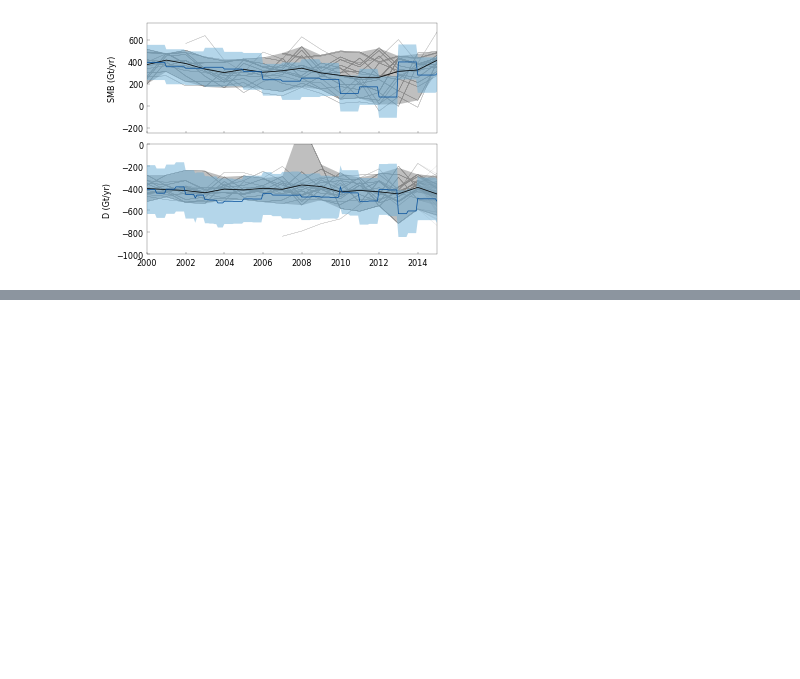
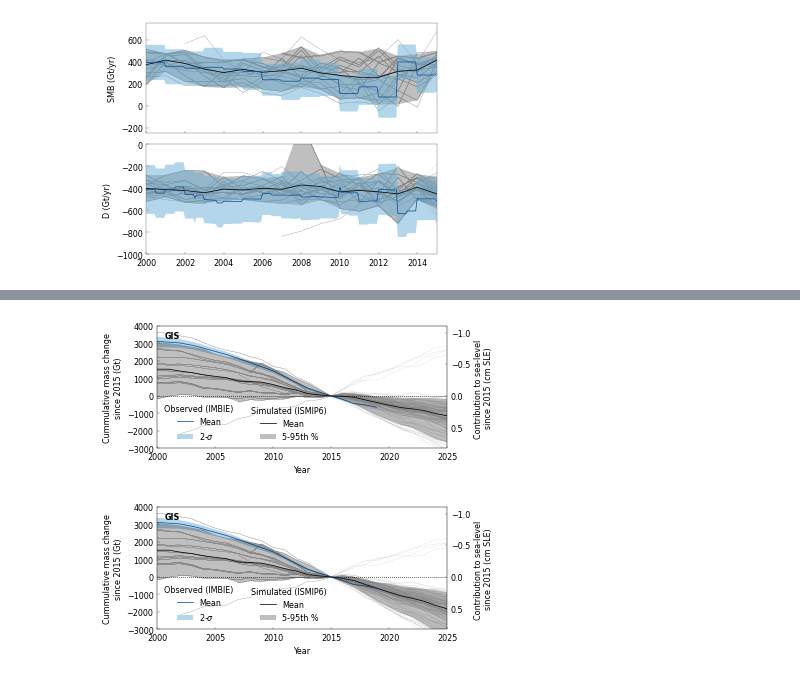
Before and after one commit to aaschwanden/ismip6-ipcc, a Jupyter notebook: analyze_slr_predictions.ipynb, the cells around one changed output, grey strips where cells are left out. Cells and saved outputs as stored; diff of their text form; code cells hidden in the pictures; blank space fills up the shorter version.

```diff
--- a/analyze_slr_predictions.ipynb
+++ b/analyze_slr_predictions.ipynb
@@ -322,0 +460,9 @@ plot_historical_partitioning("GIS_historical_fluxes.png", ismip6, imbie)
+# %%
+ice_sheet="GIS"
+filename = f"{ice_sheet}_historical.pdf"
+plot_ice_sheet(filename, ismip6, imbie, ice_sheet=ice_sheet, p_var="Cumulative ice sheet mass change")
+filename = f"{ice_sheet}_historical_adjusted.pdf"
+plot_ice_sheet(filename, ismip6, imbie, ice_sheet=ice_sheet, p_var="Hist. Adj. Cumulative ice sheet mass change")
+# %% [output]
+[figure, added]
+[figure, added]
```
Also changed, not shown: parts of 10 cells of this notebook, 1 other file.
